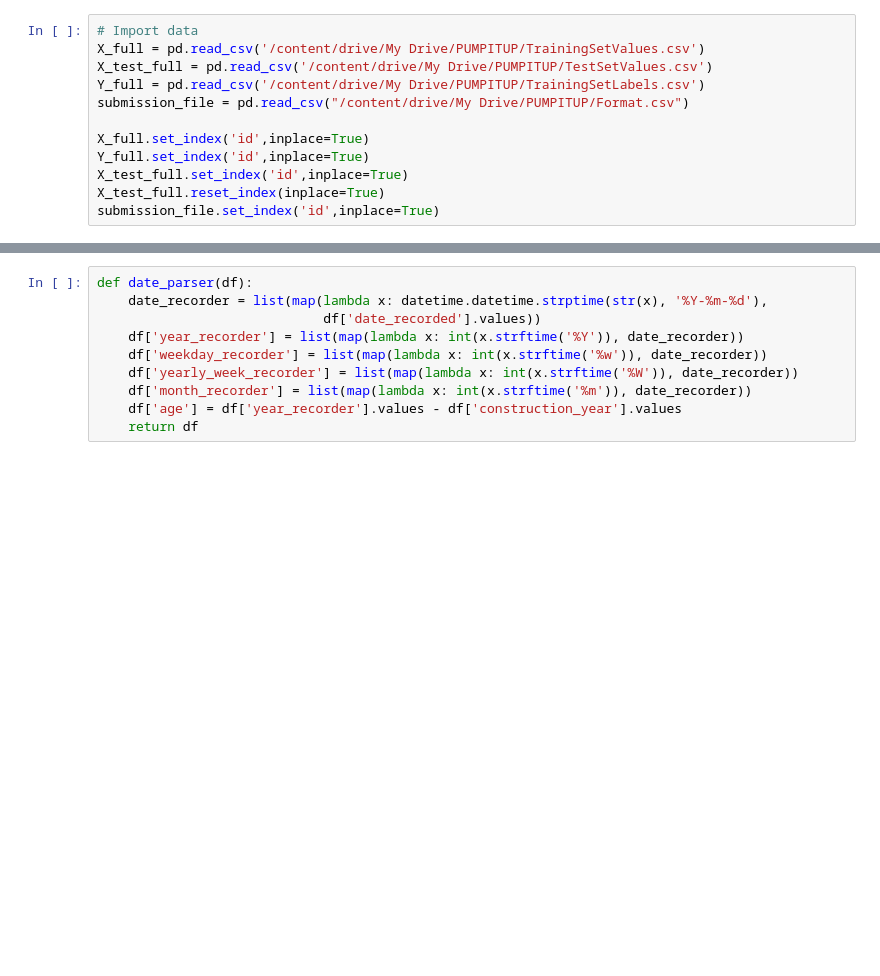
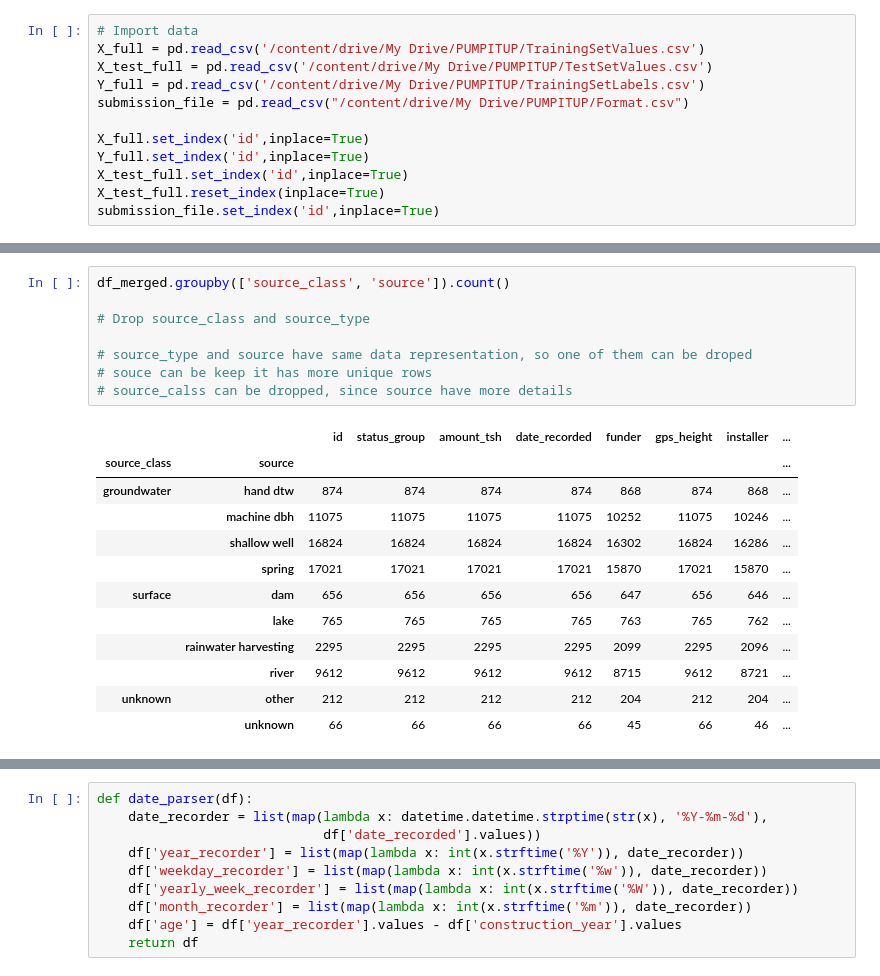
Before and after one commit to RashmikaLakshan/ML_project_PumpItUp, a Jupyter notebook: PumpItUp.ipynb, the cells around one changed output, grey strips where cells are left out. Saved outputs shown, nothing was run; the diff lists cells and outputs as text; blank space fills up the shorter version.

```diff
--- a/PumpItUp.ipynb
+++ b/PumpItUp.ipynb
@@ -37,0 +239,21 @@ df_merged.reset_index(inplace=True)
+# %%
+df_merged.groupby(['source_class', 'source']).count()
+
+# Drop source_class and source_type
+
+# source_type and source have same data representation, so one of them can be droped
+# souce can be keep it has more unique rows
+# source_calss can be dropped, since source have more details
+# %% [output]
+|  |  | id | status_group | amount_tsh | date_recorded | funder | gps_height | installer | ... |
+| source_class | source |  |  |  |  |  |  |  | ... |
+| groundwater | hand dtw | 874 | 874 | 874 | 874 | 868 | 874 | 868 | ... |
+|  | machine dbh | 11075 | 11075 | 11075 | 11075 | 10252 | 11075 | 10246 | ... |
+|  | shallow well | 16824 | 16824 | 16824 | 16824 | 16302 | 16824 | 16286 | ... |
+|  | spring | 17021 | 17021 | 17021 | 17021 | 15870 | 17021 | 15870 | ... |
+| surface | dam | 656 | 656 | 656 | 656 | 647 | 656 | 646 | ... |
+|  | lake | 765 | 765 | 765 | 765 | 763 | 765 | 762 | ... |
+|  | rainwater harvesting | 2295 | 2295 | 2295 | 2295 | 2099 | 2295 | 2096 | ... |
+|  | river | 9612 | 9612 | 9612 | 9612 | 8715 | 9612 | 8721 | ... |
+| unknown | other | 212 | 212 | 212 | 212 | 204 | 212 | 204 | ... |
+|  | unknown | 66 | 66 | 66 | 66 | 45 | 66 | 46 | ... |
```
Also changed, not shown: parts of 64 cells of this notebook.
